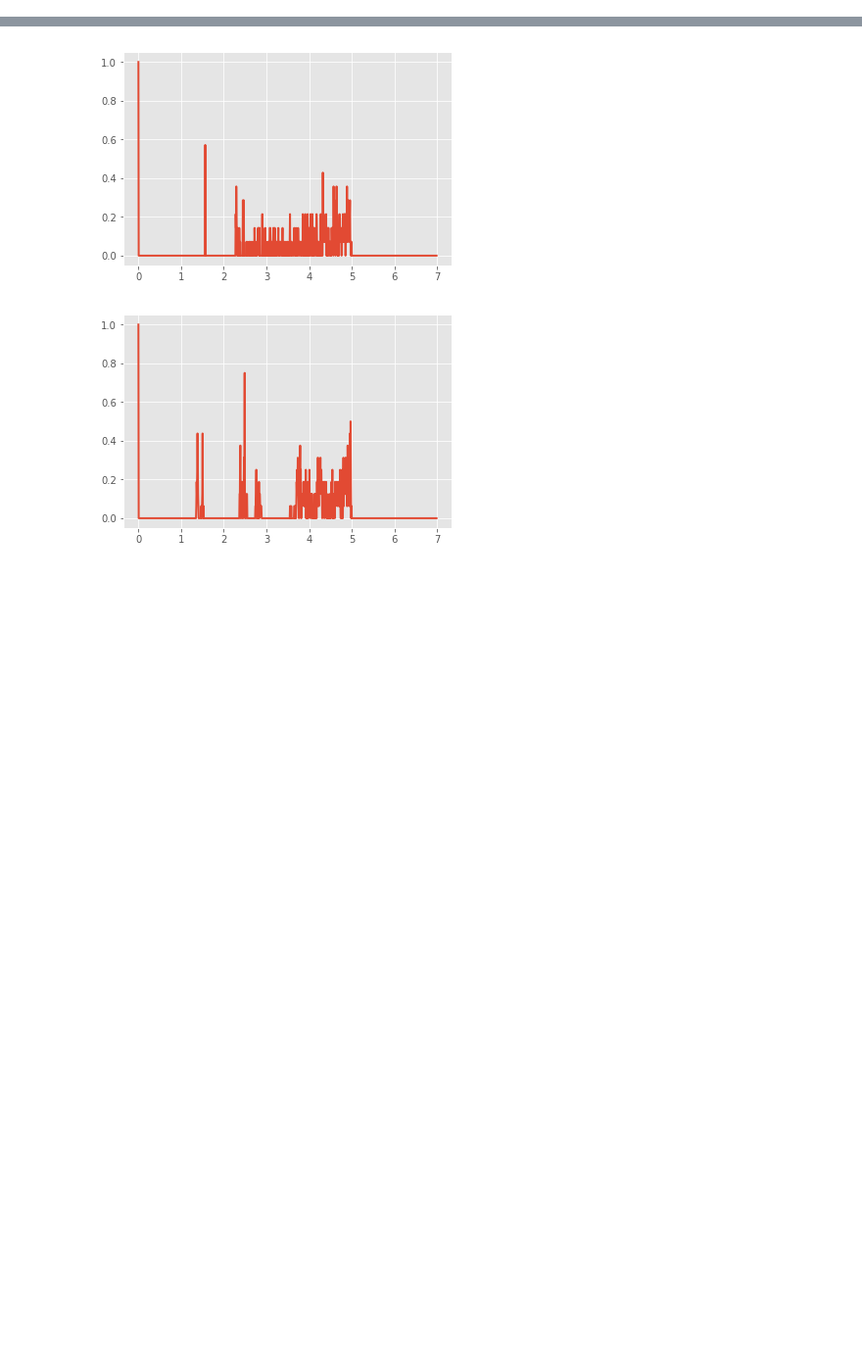
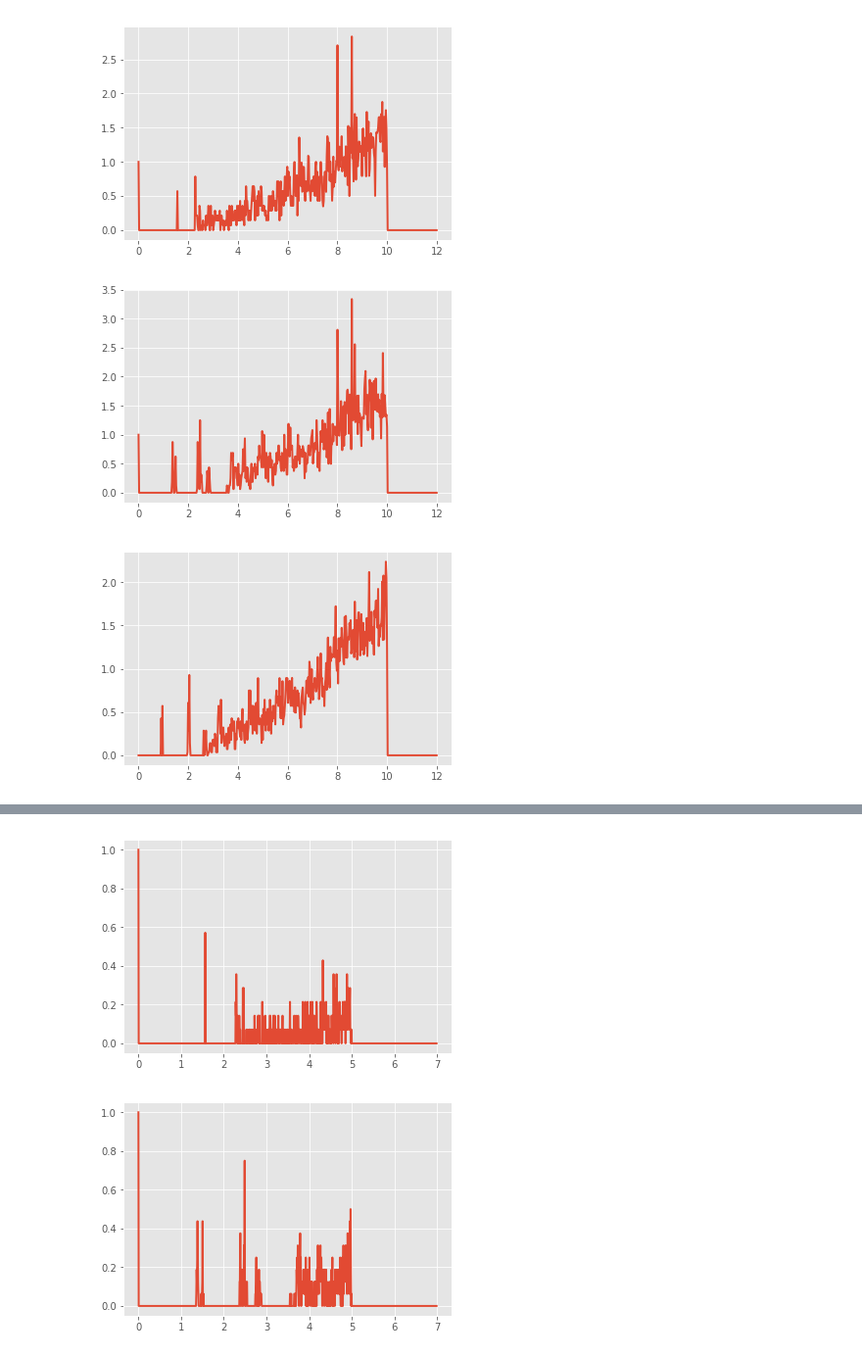
Before and after one commit to auag92/atomStat, a Jupyter notebook: RDF_cif.ipynb, the cells around one changed output, grey strips where cells are left out. Shown: that part at 98% size. Drawn from its saved outputs; the diff is of its cells as text; code cells hidden in the pictures; blank space fills up the shorter version.

```diff
--- a/RDF_cif.ipynb
+++ b/RDF_cif.ipynb
@@ -71,3 +203,17 @@ sym2 = "C"
+# %%
+rdf_list, bin_edges = compute_rdf_cross(atoms, cutoff_=10.0, nbins_=501, sym1_=sym1, sym2_=sym2)
+bin_centers = (bin_edges[:-1] + bin_edges[1:]) * 0.5
+# %%
+plt.plot(bin_centers, rdf_list[0])
+plt.show()
+plt.plot(bin_centers, rdf_list[1])
+plt.show()
+plt.plot(bin_centers, rdf_list[2])
+plt.show()
+# %% [output]
+[figure, added]
+[figure, added]
+[figure, added]
 # %%
 %%time
 cif = "data/struct_1.cif"
```
Also changed, not shown: parts of 16 cells of this notebook, 2 other files.
